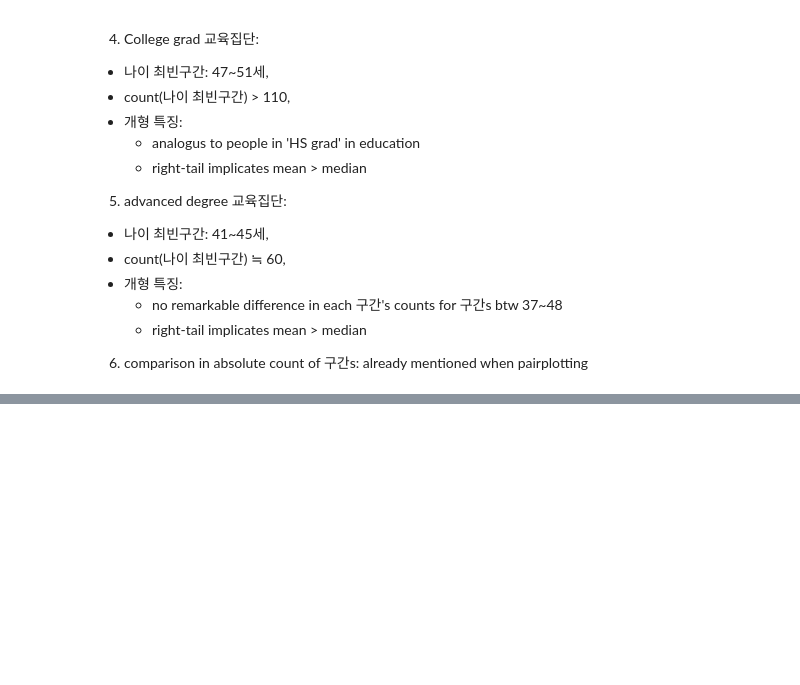
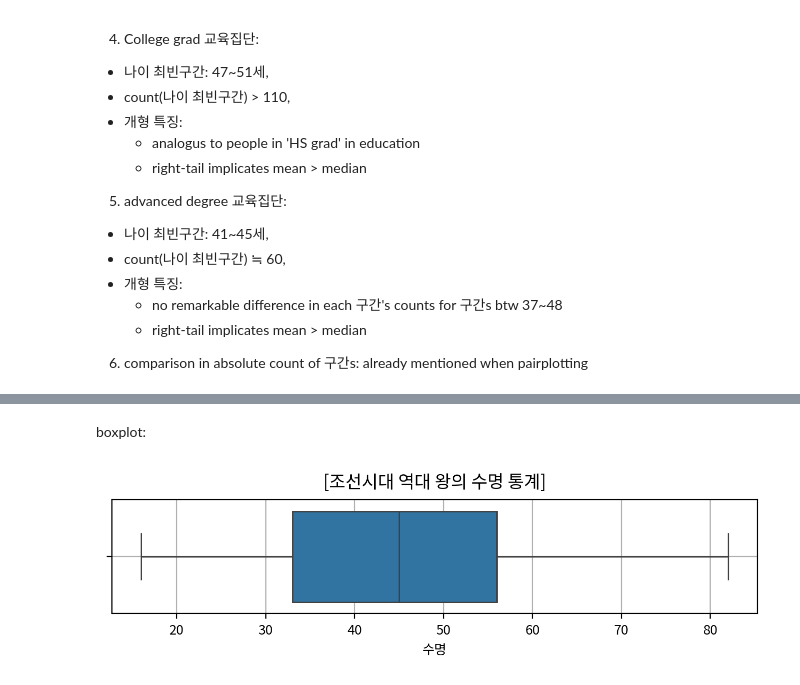
Before and after one commit to mvnvouno/python-study, a Jupyter notebook: Data Analysis Basic/06-데이터 시각화 (기본 그래프)/연습문제.ipynb, the cells around one changed output, grey strips where cells are left out. Drawn from its saved outputs; the diff is of its cells as text; code cells hidden in the pictures; blank space fills up the shorter version.

Commit message:
이번 작업 내역: 데이터 시각화: Subplot

```diff
--- a/Data Analysis Basic/06-데이터 시각화 (기본 그래프)/연습문제.ipynb
+++ b/Data Analysis Basic/06-데이터 시각화 (기본 그래프)/연습문제.ipynb
@@ -614,0 +644,14 @@ for e in educated_degree:
+# %%
+my_dpi = 200  # 이미지 선명도 (100~300)
+font_path = r"\Users\itwill\OneDrive\문서\학원수업\NotoSansKR-Regular.ttf"  # 한글을 지원하는 폰트 파일의 경로
+fm.fontManager.addfont(font_path)      # 폰트 글꼴을 시스템에 등록함
+font_prop = fm.FontProperties(fname = font_path)    # 폰트 속성을 읽어옴
+font_name = font_prop.get_name()    # 읽어온 속성에서 폰트의 이름만 추출
+
+plt.rcParams['font.family'] = font_name # 그래프에 한글폰트 적용
+plt.rcParams['font.size'] = 9          # 기본 폰트 크기
+plt.rcParams['axes.unicode_minus'] = False
+    # 그래프에 마이너스 깨짐 방지 (한글 환경에선 필수)
+# %%
+origin = load_data('kings_life')
+origin
@@ -614,0 +691,5 @@ for e in educated_degree:
+# %%
+df = origin.astype(
+    {'왕': 'category'}
+)
+df.info()
@@ -614,0 +718,25 @@ for e in educated_degree:
+# %% [markdown]
+boxplot:
+# %%
+# 1) 그래프 초기화
+width_px = 1280             # 그래프 가로 크기
+height_px = 400             # 그래프 세로 크기
+rows = 1                    # 그래프 행 수
+cols = 1                    # 그래프 열 수
+figsize = (width_px / my_dpi, height_px / my_dpi)
+fig, ax = plt.subplots(rows, cols, figsize = figsize, dpi = my_dpi)
+
+# 2) boxplot 그래프 그리기
+sb.boxplot(data =df, x = '수명')
+
+# 3) 그래프 꾸미기:
+ax.set_title("[조선시대 역대 왕의 수명 통계]",
+             pad = 8, fontsize = 12)
+ax.grid(True)                # 배경, 격자 표시/숨김
+
+# 4) 출력
+plt.tight_layout()           # 여백 제거
+plt.show()                   # 그래프 화면 출력
+plt.close()                  # 그래프 작업 종료
+# %% [output]
+[figure, added]
```
Also changed, not shown: parts of 32 cells of this notebook, 6 other files.
